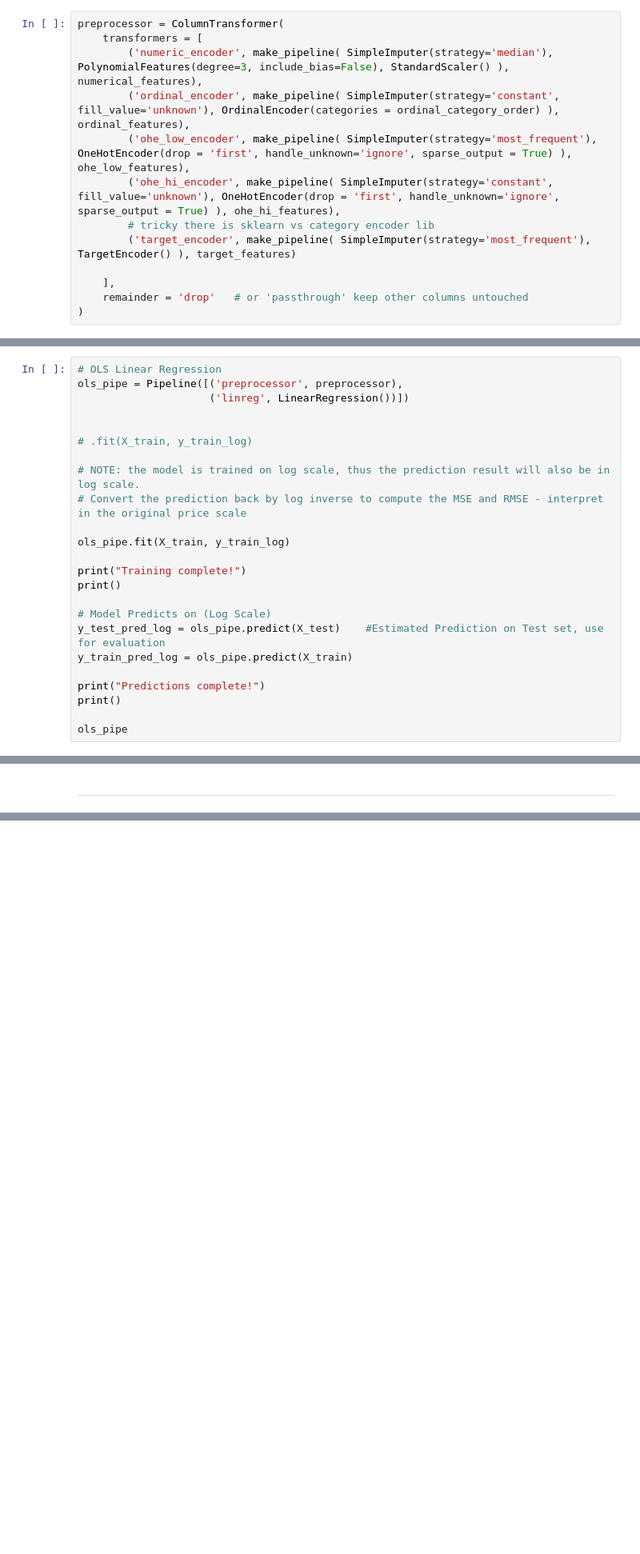
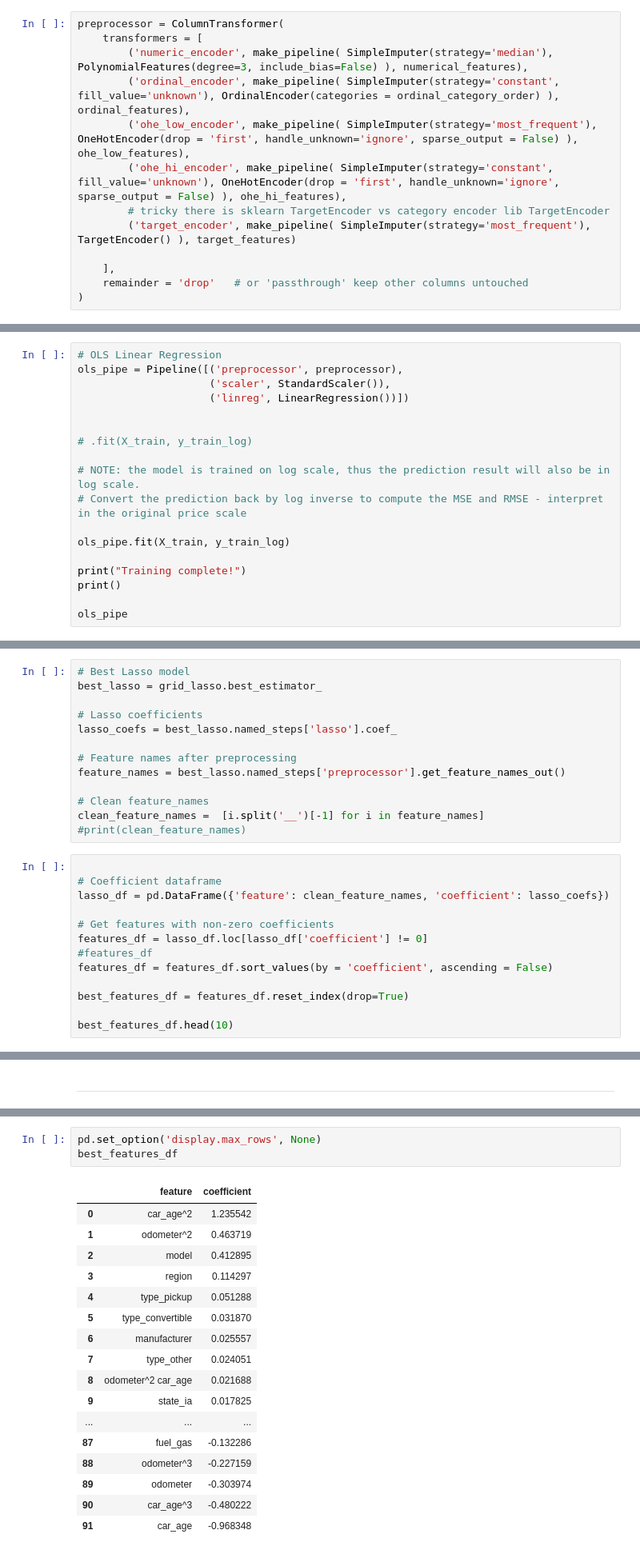
Before and after one commit to rbermudezhomes-ai/haas-ai_Practical_Application2_11, a Jupyter notebook: Practical_Application_2.ipynb, the cells around one changed output, grey strips where cells are left out. Shown at 80% size. Drawn from its saved outputs; the diff is of its cells as text; blank space fills up the shorter version.

Commit message:
better models performance

```diff
--- a/Practical_Application_2.ipynb
+++ b/Practical_Application_2.ipynb
@@ -1121,11 +1093,11 @@ With your (almost?) final dataset in hand, it is now time to build some models.
 # %%
 preprocessor = ColumnTransformer(
     transformers = [
-        ('numeric_encoder', make_pipeline( SimpleImputer(strategy='median'), PolynomialFeatures(degree=3, include_bias=False), StandardScaler() ), numerical_features),
+        ('numeric_encoder', make_pipeline( SimpleImputer(strategy='median'), PolynomialFeatures(degree=3, include_bias=False) ), numerical_features),
         ('ordinal_encoder', make_pipeline( SimpleImputer(strategy='constant', fill_value='unknown'), OrdinalEncoder(categories = ordinal_category_order) ), ordinal_features),
-        ('ohe_low_encoder', make_pipeline( SimpleImputer(strategy='most_frequent'), OneHotEncoder(drop = 'first', handle_unknown='ignore', sparse_output = True) ), ohe_low_features),
-        ('ohe_hi_encoder', make_pipeline( SimpleImputer(strategy='constant', fill_value='unknown'), OneHotEncoder(drop = 'first', handle_unknown='ignore', sparse_output = True) ), ohe_hi_features),
-        # tricky there is sklearn vs category encoder lib
+        ('ohe_low_encoder', make_pipeline( SimpleImputer(strategy='most_frequent'), OneHotEncoder(drop = 'first', handle_unknown='ignore', sparse_output = False) ), ohe_low_features),
+        ('ohe_hi_encoder', make_pipeline( SimpleImputer(strategy='constant', fill_value='unknown'), OneHotEncoder(drop = 'first', handle_unknown='ignore', sparse_output = False) ), ohe_hi_features),
+        # tricky there is sklearn TargetEncoder vs category encoder lib TargetEncoder
         ('target_encoder', make_pipeline( SimpleImputer(strategy='most_frequent'), TargetEncoder() ), target_features)
 
     ],
@@ -1142,6 +1114,7 @@ Verify train shape before preprocessing:
 # %%
 # OLS Linear Regression
 ols_pipe = Pipeline([('preprocessor', preprocessor),
+                     ('scaler', StandardScaler()),
                      ('linreg', LinearRegression())])
 
 
@@ -1155,13 +1128,6 @@ ols_pipe.fit(X_train, y_train_log)
 print("Training complete!")
 print()
 
-# Model Predicts on (Log Scale)
-y_test_pred_log = ols_pipe.predict(X_test)    #Estimated Prediction on Test set, use for evaluation
-y_train_pred_log = ols_pipe.predict(X_train)
-
-print("Predictions complete!")
-print()
-
 ols_pipe
 # %% [output]
 Training complete!
@@ -1525,0 +1442,26 @@ array([-0.37, -1.05,  0.97,  1.43, -0.69,  0.04, -0.61,  0.  , -0.02,
+# %%
+# Best Lasso model
+best_lasso = grid_lasso.best_estimator_
+
+# Lasso coefficients
+lasso_coefs = best_lasso.named_steps['lasso'].coef_
+
+# Feature names after preprocessing
+feature_names = best_lasso.named_steps['preprocessor'].get_feature_names_out()
+
+# Clean feature_names
+clean_feature_names =  [i.split('__')[-1] for i in feature_names]
+#print(clean_feature_names)
+# %%
+
+# Coefficient dataframe
+lasso_df = pd.DataFrame({'feature': clean_feature_names, 'coefficient': lasso_coefs})
+
+# Get features with non-zero coefficients
+features_df = lasso_df.loc[lasso_df['coefficient'] != 0]
+#features_df
+features_df = features_df.sort_values(by = 'coefficient', ascending = False)
+
+best_features_df = features_df.reset_index(drop=True)
+
+best_features_df.head(10)
@@ -1607 +1673,22 @@ Now that we've settled on our models and findings, it is time to deliver the inf
+# %%
+pd.set_option('display.max_rows', None)
+best_features_df
+# %% [output]
+|  | feature | coefficient |
+| 0 | car_age^2 | 1.235542 |
+| 1 | odometer^2 | 0.463719 |
+| 2 | model | 0.412895 |
+| 3 | region | 0.114297 |
+| 4 | type_pickup | 0.051288 |
+| 5 | type_convertible | 0.031870 |
+| 6 | manufacturer | 0.025557 |
+| 7 | type_other | 0.024051 |
+| 8 | odometer^2 car_age | 0.021688 |
+| 9 | state_ia | 0.017825 |
+| ... | ... | ... |
+| 87 | fuel_gas | -0.132286 |
+| 88 | odometer^3 | -0.227159 |
+| 89 | odometer | -0.303974 |
+| 90 | car_age^3 | -0.480222 |
+| 91 | car_age | -0.968348 |
 # %% [markdown]
```
Also changed, not shown: parts of 69 cells of this notebook.
